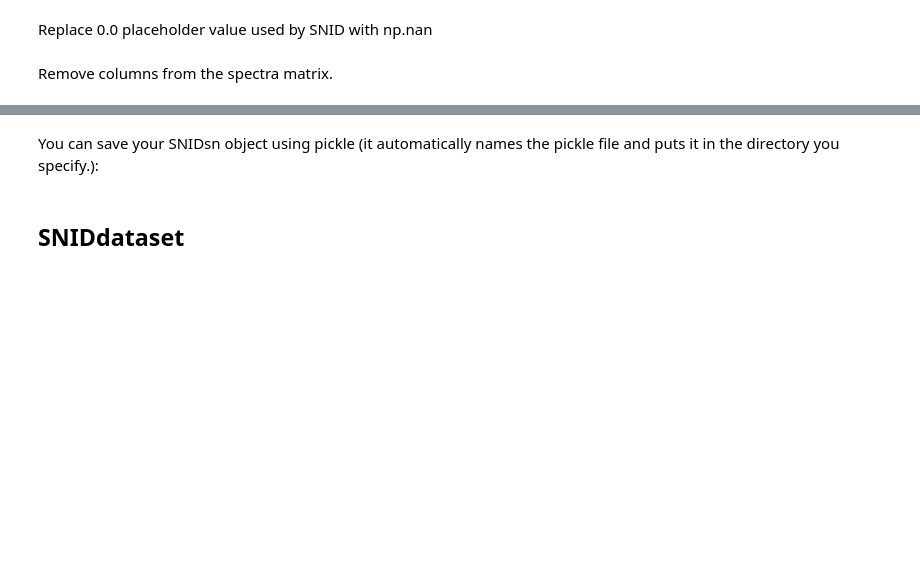
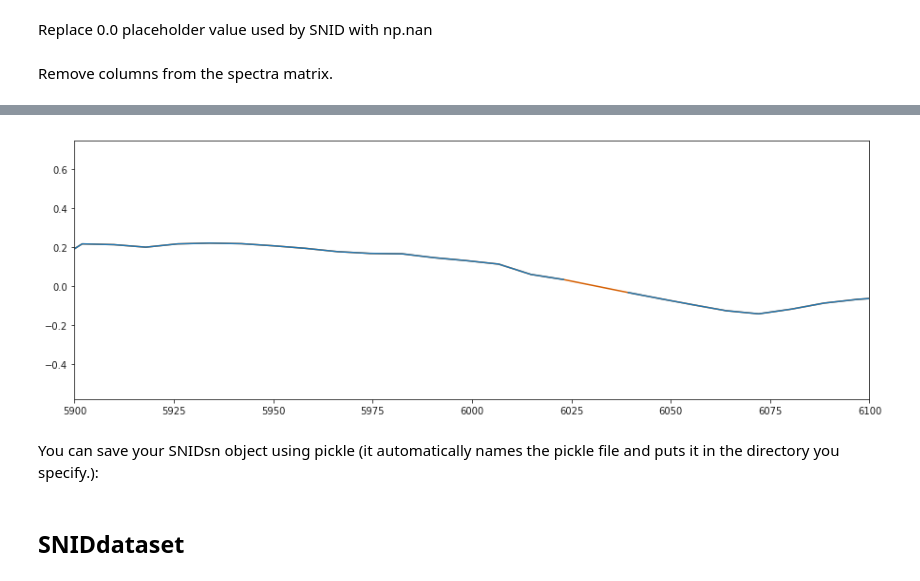
Before and after one commit to marxwillia/SNIDdataset, a Jupyter notebook: Tutorial.ipynb, the cells around one changed output, grey strips where cells are left out. Saved outputs shown, nothing was run; the diff lists cells and outputs as text; code cells hidden in the pictures; blank space fills up the shorter version.

```diff
--- a/Tutorial.ipynb
+++ b/Tutorial.ipynb
@@ -153,3 +89,9 @@ True
+# %%
+a = f.axes[0]
+a.set_xlim((5900, 6100))
+f
+# %% [output]
+[figure, added]
 # %% [markdown]
 You can save your SNIDsn object using pickle (it automatically names the pickle file and puts it in the directory you specify.):
 # %%
```
Also changed, not shown: parts of 11 cells of this notebook, 1 other file.
